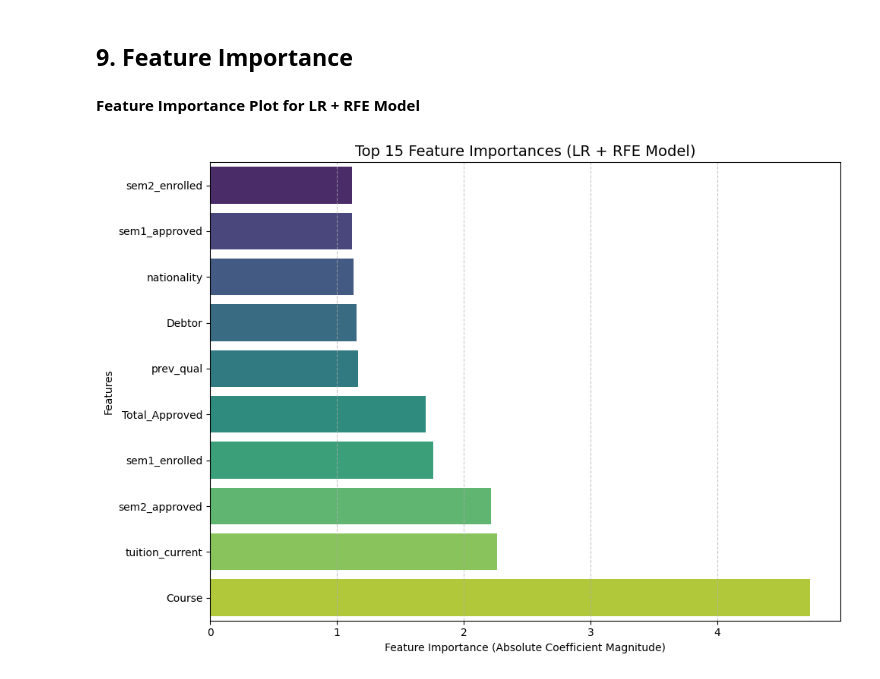
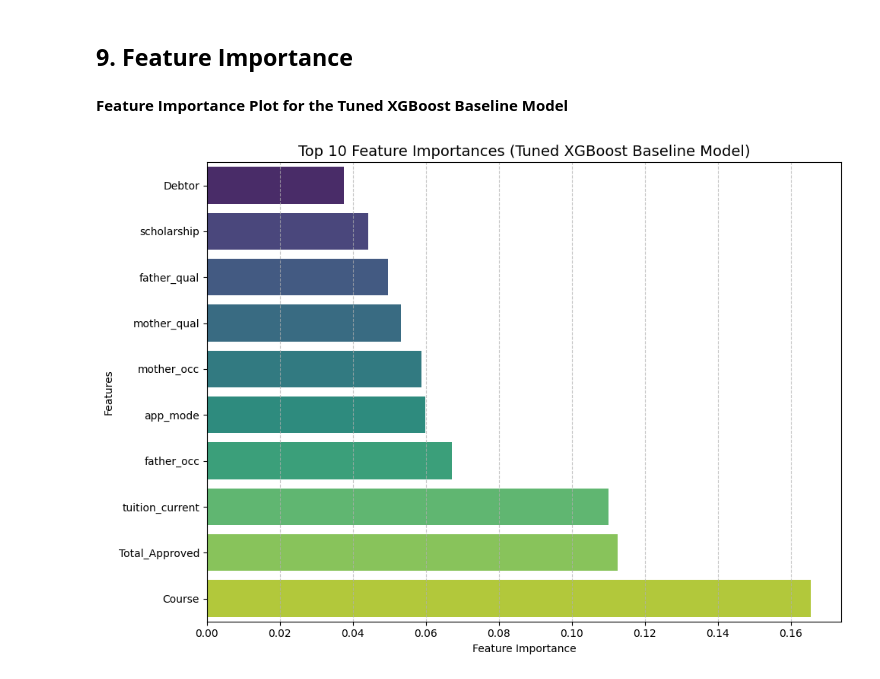
Before and after one commit to abdulmm44/Student_dropout_prediction, a Jupyter notebook: Student_dropout_(37).ipynb, the cells around one changed output. Saved outputs shown, nothing was run; the diff lists cells and outputs as text; code cells hidden in the pictures.

```diff
--- a/Student_dropout_(37).ipynb
+++ b/Student_dropout_(37).ipynb
@@ -1640,9 +1707,9 @@ xgb_results
 # %%
-preprocessor_fitted = xgb_model.named_steps['preprocessor']
+preprocessor_fitted = xgb_KBest.named_steps['preprocessor']
 feature_names_after_preprocessor = preprocessor_fitted.get_feature_names_out()
 
 # Get the indices of the features selected by SelectKBest
-selected_features_mask = xgb_model.named_steps['feature_selection'].get_support()
+selected_features_mask = xgb_KBest.named_steps['feature_selection'].get_support()
 selected_preprocessed_features = feature_names_after_preprocessor[selected_features_mask]
 
 cleaned_xgb_features_temp = []
@@ -1702,16 +1768,16 @@ estimator = XGBClassifier(
 )
 
 # RFE wrapper
-rfe = RFE(
+xgb_rfe = RFE(
     estimator=estimator,
     n_features_to_select=13,  # you can tune this
     step=0.1
 )
 
 # Full pipeline: Preprocessing → RFE → XGBoost
-xgb_rfe_model = Pipeline(steps=[
+xgb_rfe = Pipeline(steps=[
     ('preprocessor', preprocessor),
-    ('feature_selection', rfe),
+    ('feature_selection', xgb_rfe),
     ('classifier', XGBClassifier(
         n_estimators=300,
         max_depth=5,
@@ -1725,11 +1791,11 @@ xgb_rfe_model = Pipeline(steps=[
 ])
 
 # Train model
-xgb_rfe_model.fit(X_train, y_train)
+xgb_rfe.fit(X_train, y_train)
 
 # Predictions
-y_pred = xgb_rfe_model.predict(X_test)
-y_prob = xgb_rfe_model.predict_proba(X_test)[:, 1]
+y_pred = xgb_rfe.predict(X_test)
+y_prob = xgb_rfe.predict_proba(X_test)[:, 1]
 
 # Evaluation
 xgb_rfe_results = {
@@ -1750,6 +1816,6 @@ xgb_rfe_results
 # %%
-selected_features_rfe_indices = xgb_rfe_model.named_steps['feature_selection'].get_support(indices=True)
-feature_names_after_preprocessor = xgb_rfe_model.named_steps['preprocessor'].get_feature_names_out()
+selected_features_rfe_indices = xgb_rfe.named_steps['feature_selection'].get_support(indices=True)
+feature_names_after_preprocessor = xgb_rfe.named_steps['preprocessor'].get_feature_names_out()
 rfe_selected_features = feature_names_after_preprocessor[selected_features_rfe_indices]
 
 cleaned_xgb_rfe_features_temp = []
@@ -2416,73 +2375,77 @@ array([[417,  25],
 # %% [markdown]
 ## **9. Feature Importance**
 # %% [markdown]
-**Feature Importance Plot for LR + RFE Model**
+**Feature Importance Plot for the Tuned XGBoost Baseline Model**
 # %%
 from sklearn.inspection import permutation_importance
 
-# Get the feature names after preprocessing, before RFE
-preprocessor_output_features = lr_rfe.named_steps['preprocessor'].get_feature_names_out()
+# Get the XGBoost classifier from the tuned model pipeline
+xgb_classifier = best_xgb_model.named_steps['classifier']
 
-# Get the mask of features selected by RFE
-rfe_selected_mask = lr_rfe.named_steps['feature_selection'].get_support()
+# Get the feature names after preprocessing
+preprocessor_output_features = best_xgb_model.named_steps['preprocessor'].get_feature_names_out()
 
-# Get the names of features actually used by the LR classifier after RFE
-final_features_for_lr = preprocessor_output_features[rfe_selected_mask]
-
-# Get the coefficients from the Logistic Regression classifier
-coefficients = lr_rfe.named_steps['classifier'].coef_[0]
+# Get feature importances
+importances = xgb_classifier.feature_importances_
 
 # Create a temporary DataFrame for feature importance
 importance_df_temp = pd.DataFrame({
-    'Feature': final_features_for_lr,
-    'Importance': np.abs(coefficients) # Use absolute value for importance magnitude
+    'Feature': preprocessor_output_features,
+    'Importance': importances
 })
 
-# --- Cleaning feature names for display ---
-cleaned_features = []
+# --- Cleaning feature names for display and aggregation ---
+cleaned_features_list = []
 for col in importance_df_temp['Feature']:
-    if col.startswith('num__'):
-        cleaned_features.append(col.replace('num__', ''))
+    if col.startswith('remainder__'):
+        # It's a numerical feature passed through, remove prefix
+        cleaned_features_list.append(col.replace('remainder__', ''))
     elif col.startswith('cat__'):
+        # It's a one-hot encoded categorical feature
         clean_cat_col = col.replace('cat__', '')
-        # For one-hot encoded features, get the original categorical column name
+        # Find the original categorical column name
         original_cat_name = None
         for cat_col_name in categorical_cols:
             if clean_cat_col.startswith(cat_col_name + '_'):
                 original_cat_name = cat_col_name
                 break
         if original_cat_name:
-            cleaned_features.append(original_cat_name)
+            cleaned_features_list.append(original_cat_name)
         else:
-            cleaned_features.append(clean_cat_col) # Fallback if not perfectly matched
+            # Fallback for unexpected OHE format
+            cleaned_features_list.append(clean_cat_col)
     else:
-        cleaned_features.append(col)
+        # Keep as is if no prefix or special handling is needed
+        cleaned_features_list.append(col)
 
-# Aggregate importance for original categorical features (sum of absolute coefficients of their OHE parts)
-aggregated_importance = importance_df_temp.groupby(cleaned_features)['Importance'].sum().reset_index()
+# Add the cleaned feature names to the DataFrame
+importance_df_temp['Cleaned_Feature'] = cleaned_features_list
+
+# Aggregate importance for original categorical features (sum of importances of their OHE parts)
+aggregated_importance = importance_df_temp.groupby('Cleaned_Feature')['Importance'].sum().reset_index()
 aggregated_importance.columns = ['Feature', 'Importance']
 
 # Sort and take top 15 features
 top_features = aggregated_importance.sort_values(
     by='Importance',
     ascending=False
-).head(15)
+).head(10)
 
 # Plot
 plt.figure(figsize=(10, 7))
 sns.barplot(
     x='Importance',
     y='Feature',
     data=top_features.sort_values(by='Importance', ascending=True),
     palette='viridis'
 )
 
 # Labels and title
-plt.xlabel('Feature Importance (Absolute Coefficient Magnitude)')
+plt.xlabel('Feature Importance')
 plt.ylabel('Features')
-plt.title('Top 15 Feature Importances (LR + RFE Model)', fontsize=14)
+plt.title('Top 10 Feature Importances (Tuned XGBoost Baseline Model)', fontsize=14)
 plt.grid(axis='x', linestyle='--', alpha=0.7)
 plt.tight_layout()
 plt.show()
 # %% [output]
-[figure, old version]
+[figure, new version]
```
Also changed, not shown: parts of 70 cells of this notebook.
